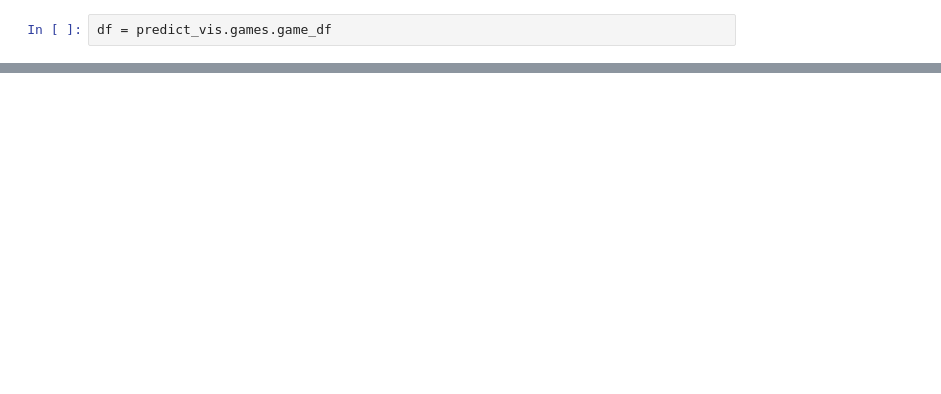
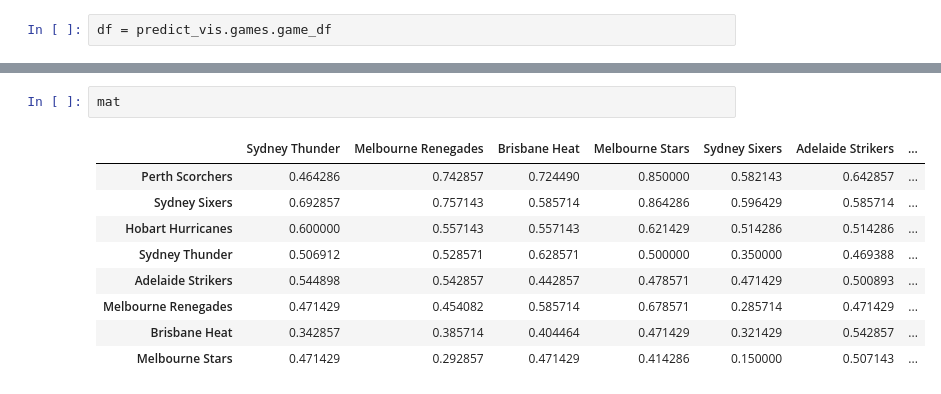
Before and after one commit to Blaxland691/BBLNN, a Jupyter notebook: analysis.ipynb, the cells around one changed output, grey strips where cells are left out. Drawn from its saved outputs; the diff is of its cells as text; blank space fills up the shorter version.

```diff
--- a/analysis.ipynb
+++ b/analysis.ipynb
@@ -24,0 +16,12 @@ predict_vis.get_prediction_matrix(320)
+# %%
+mat
+# %% [output]
+|  | Sydney Thunder | Melbourne Renegades | Brisbane Heat | Melbourne Stars | Sydney Sixers | Adelaide Strikers | ... |
+| Perth Scorchers | 0.464286 | 0.742857 | 0.724490 | 0.850000 | 0.582143 | 0.642857 | ... |
+| Sydney Sixers | 0.692857 | 0.757143 | 0.585714 | 0.864286 | 0.596429 | 0.585714 | ... |
+| Hobart Hurricanes | 0.600000 | 0.557143 | 0.557143 | 0.621429 | 0.514286 | 0.514286 | ... |
+| Sydney Thunder | 0.506912 | 0.528571 | 0.628571 | 0.500000 | 0.350000 | 0.469388 | ... |
+| Adelaide Strikers | 0.544898 | 0.542857 | 0.442857 | 0.478571 | 0.471429 | 0.500893 | ... |
+| Melbourne Renegades | 0.471429 | 0.454082 | 0.585714 | 0.678571 | 0.285714 | 0.471429 | ... |
+| Brisbane Heat | 0.342857 | 0.385714 | 0.404464 | 0.471429 | 0.321429 | 0.542857 | ... |
+| Melbourne Stars | 0.471429 | 0.292857 | 0.471429 | 0.414286 | 0.150000 | 0.507143 | ... |
```
Also changed, not shown: parts of 3 cells of this notebook, 2 other files.
